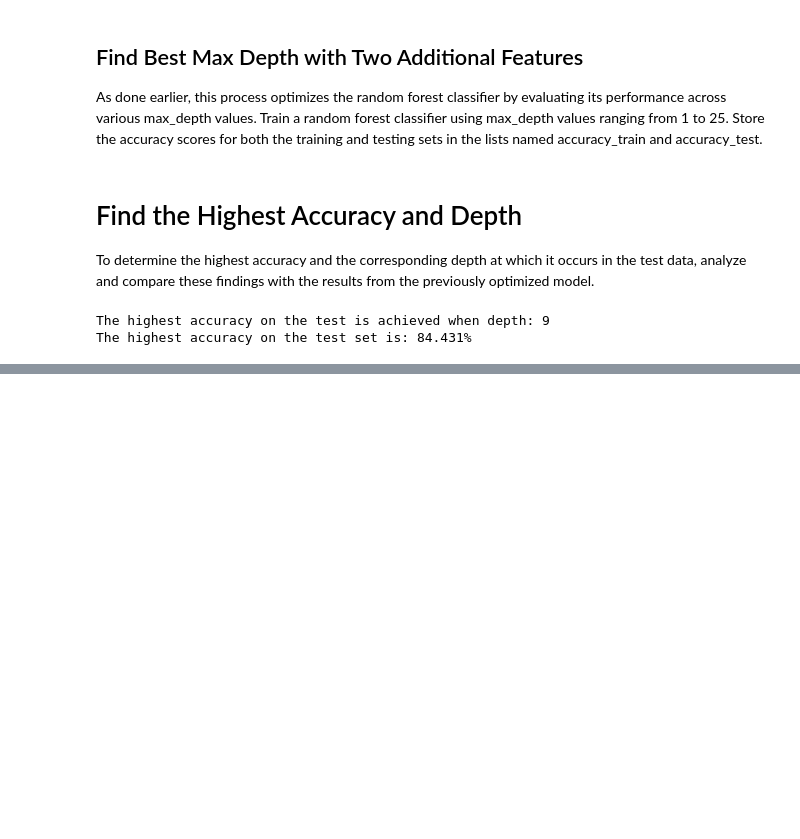
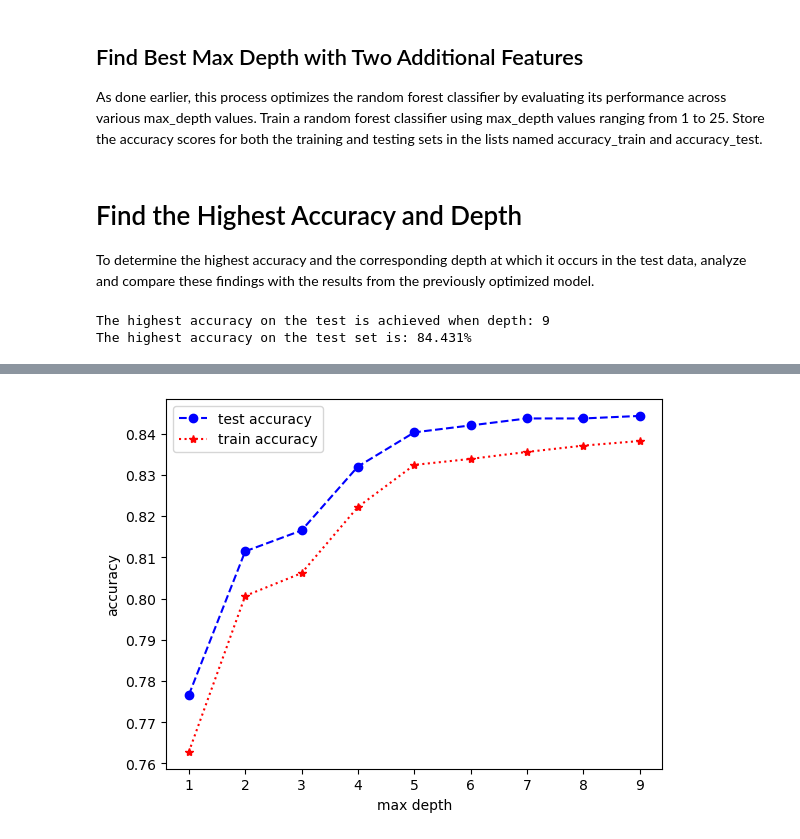
Before and after one commit to tyrantdavis/random-forests-census-income, a Jupyter notebook: random-forest.ipynb, the cells around one changed output, grey strips where cells are left out. Cells and saved outputs as stored; diff of their text form; code cells hidden in the pictures; blank space fills up the shorter version.

Commit message:
Plot accuracy vs max_depth.
Refit random forest model using the  previous max_depth.

```diff
--- a/random-forest.ipynb
+++ b/random-forest.ipynb
@@ -321,7 +321,9 @@ This stage will incorporate these two new features, allowing for the recreation
 # %%
 X = pd.get_dummies(df[feature_cols], drop_first=True)
 
-x_train, x_test, y_train, y_test = train_test_split(X, y, random_state=1, test_size=0.2)
+x_train, x_test, y_train, y_test = train_test_split(
+    X, y, random_state=1, test_size=0.2, shuffle=True
+)
 # %% [markdown]
 ## Find Best Max Depth with Two Additional Features
 
@@ -355,0 +362,9 @@ The highest accuracy on the test set is: 84.431%
+# %%
+plt.figure(2)
+plt.plot(depths, accuracy_test, "bo--", depths, accuracy_train, "r*:")
+plt.legend(["test accuracy", "train accuracy"])
+plt.xlabel("max depth")
+plt.ylabel("accuracy")
+plt.show()
+# %% [output]
+[figure, added]
```
Also changed, not shown: parts of 6 cells of this notebook.
